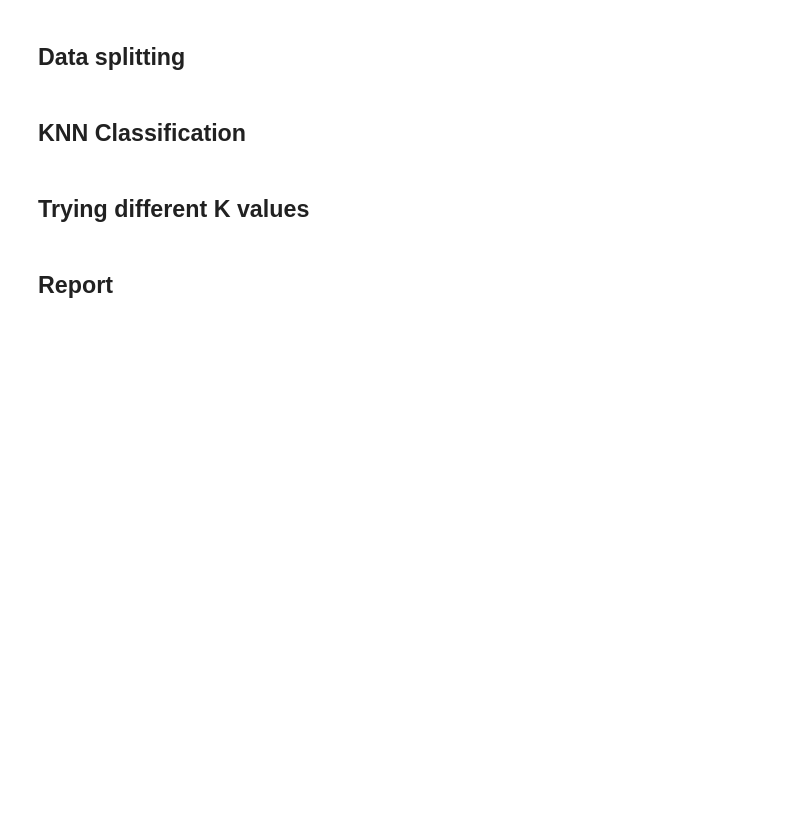
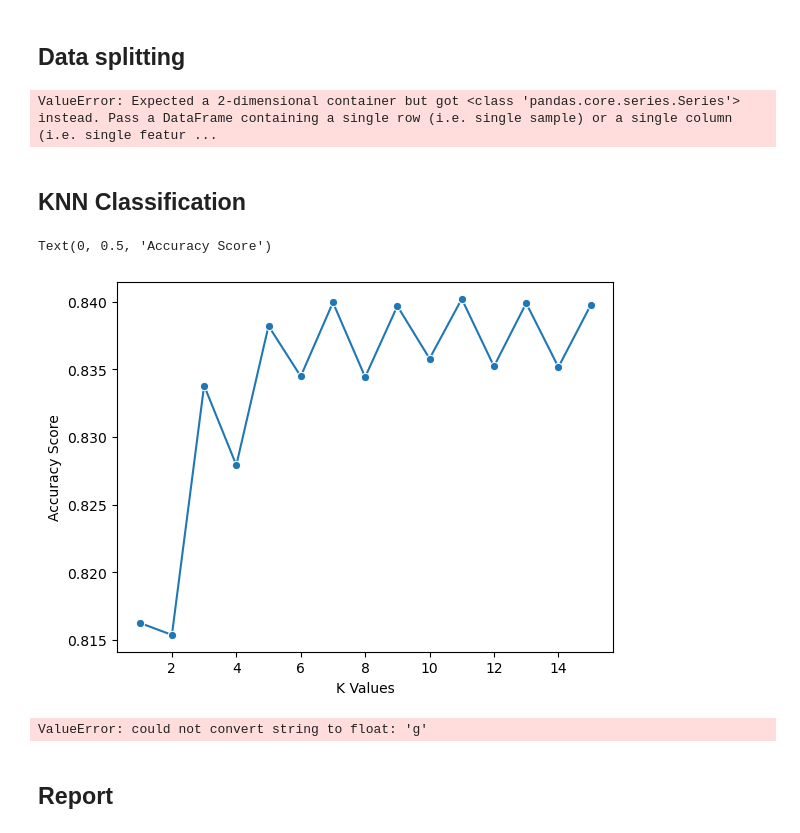
Before and after one commit to 1MR-Joe/ML-proj, a Jupyter notebook: problem1.ipynb, the cells around one changed output. Cells and saved outputs as stored; diff of their text form; code cells hidden in the pictures; blank space fills up the shorter version.

Commit message:
modifictions with an error

```diff
--- a/problem1.ipynb
+++ b/problem1.ipynb
@@ -48,9 +52,12 @@ df['class'].value_counts().plot.pie(autopct='%.2f')
+# %%
+df1 = df.copy()
+df1['is_gamma'] = df['class'].apply(lambda x: 1 if x == 'g' else 0)
+df1.drop(['class'], axis=1, inplace=True)
 # %% [markdown]
 ## Balancing data
 # %%
-df1 = df.copy()
-y = df1['class']
-x = df1.drop(['class'], axis=1)
+y = df1['is_gamma']
+x = df1.drop(['is_gamma'], axis=1)
 x
 # %% [output]
 |  | 0 | 1 | 2 | 3 | 4 | 5 | 6 | 7 | 8 | 9 |
@@ -78,10 +85,51 @@ _=ax.set_title("Undersampling")
 ## Data splitting
 # %%
 x_train, x_validationAndTesting, y_train, y_validationAndTesting = train_test_split(x, y, train_size=0.7)
-x_valdiation, y_validation, x_test, y_test = train_test_split(x_validationAndTesting, y_validationAndTesting, train_size=0.5)
+x_validation, y_validation, x_test, y_test = train_test_split(x_validationAndTesting, y_validationAndTesting, train_size=0.5)
+
+scaler = StandardScaler()
+x_train = scaler.fit_transform(x_train)
+x_validation = scaler.fit_transform(x_validation)
+x_test = scaler.fit_transform(x_test)
+# %% [output]
+ValueError: Expected a 2-dimensional container but got <class 'pandas.core.series.Series'> instead. Pass a DataFrame containing a single row (i.e. single sample) or a single column (i.e. single featur ...
 # %% [markdown]
 ## KNN Classification
-# %% [markdown]
-## Trying different K values
+# %%
+k_values = [i for i in range (1,16)]
+scores = []
+
+scaler = StandardScaler()
+X = scaler.fit_transform(x)
+
+for k in k_values:
+    knn = KNeighborsClassifier(n_neighbors=k)
+    score = cross_val_score(knn, X, y, cv=5)
+    scores.append(np.mean(score))
+
+sns.lineplot(x = k_values, y = scores, marker = 'o')
+plt.xlabel("K Values")
+plt.ylabel("Accuracy Score")
+# %% [output]
+Text(0, 0.5, 'Accuracy Score')
+[figure, added]
+# %%
+best_index = np.argmax(scores)
+best_k = k_values[best_index]
+
+knn = KNeighborsClassifier(n_neighbors=best_k)
+knn.fit(x_train, y_train)
+
+y_pred = knn.predict(x_test)
+
+accuracy = accuracy_score(y_test, y_pred)
+precision = precision_score(y_test, y_pred)
+recall = recall_score(y_test, y_pred)
+
+print("Accuracy:", accuracy)
+print("Precision:", precision)
+print("Recall:", recall)
+# %% [output]
+ValueError: could not convert string to float: 'g'
 # %% [markdown]
 ## Report
```
Also changed, not shown: parts of 2 cells of this notebook.
